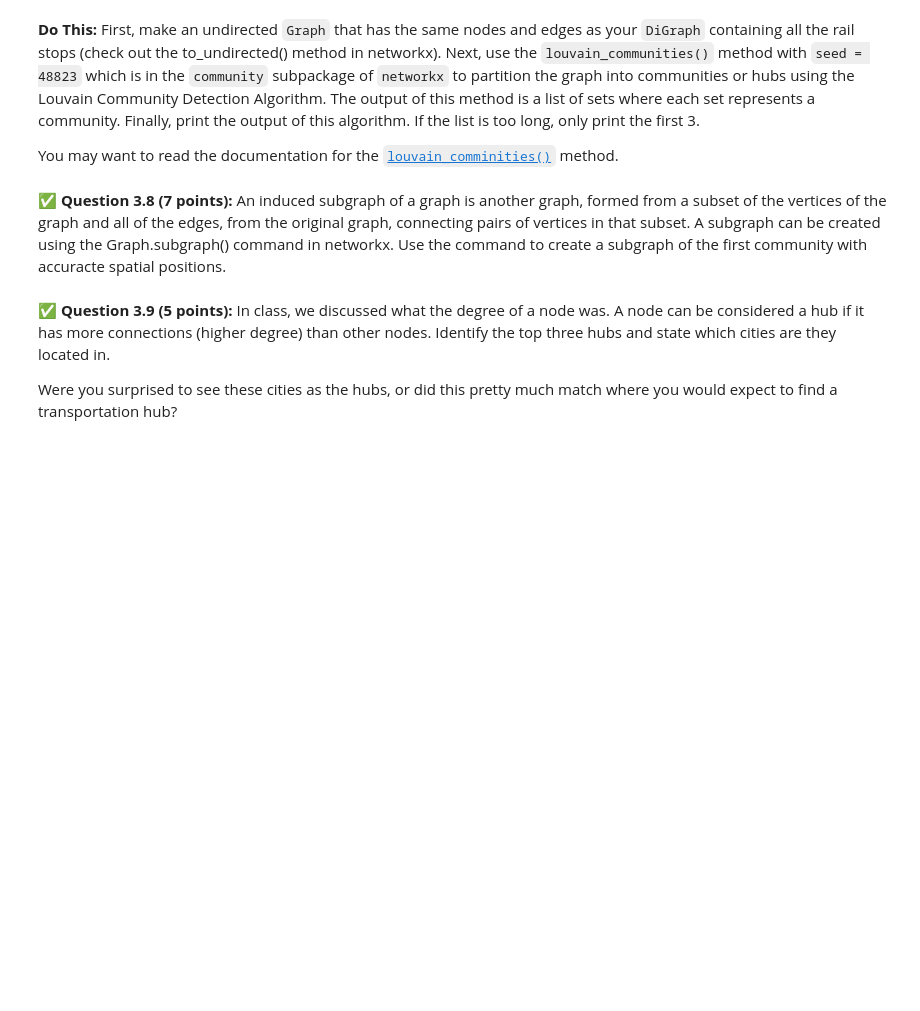
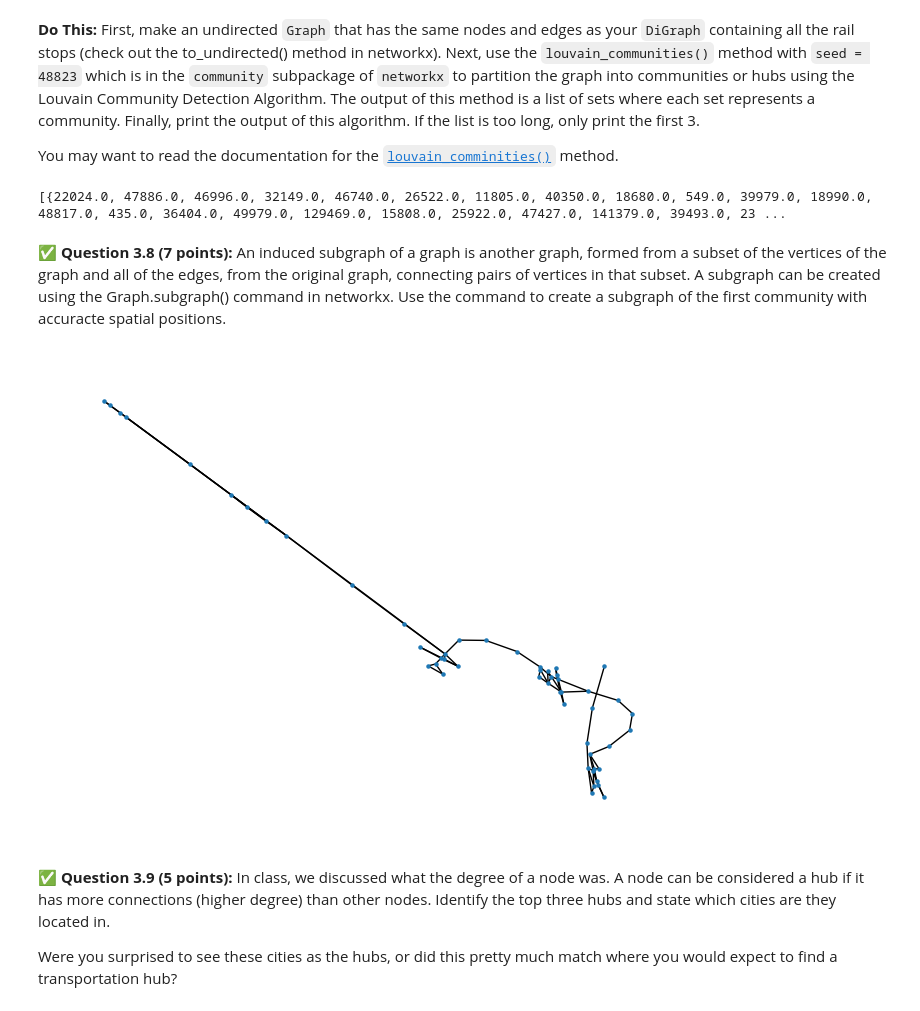
Before and after one commit to dixonde3/CMSE-202, a Jupyter notebook: hw-02/HW-02_ABMandGraphTheory-STUDENT.ipynb, the cells around one changed output. Cells and saved outputs as stored; diff of their text form; code cells hidden in the pictures; blank space fills up the shorter version.

```diff
--- a/hw-02/HW-02_ABMandGraphTheory-STUDENT.ipynb
+++ b/hw-02/HW-02_ABMandGraphTheory-STUDENT.ipynb
@@ -610,2 +712,14 @@ You may want to read the documentation for the [`louvain_comminities()`](https:/
+# %%
+# Write your code here
+import networkx as nx
+
+undirected_graph = DG.to_undirected()
+
+
+c = nx.community.louvain_communities(undirected_graph, seed = 48823)
+
+print(c[:3])
+# %% [output]
+[{22024.0, 47886.0, 46996.0, 32149.0, 46740.0, 26522.0, 11805.0, 40350.0, 18680.0, 549.0, 39979.0, 18990.0, 48817.0, 435.0, 36404.0, 49979.0, 129469.0, 15808.0, 25922.0, 47427.0, 141379.0, 39493.0, 23 ...
 # %% [markdown]
 &#9989;  **Question 3.8 (7 points):** An induced subgraph of a graph is another graph, formed from a subset of the vertices of the graph and all of the edges, from the original graph, connecting pairs of vertices in that subset. A subgraph can be created using the Graph.subgraph() command in networkx. Use the command to create a subgraph of the first community with accuracte spatial positions.
@@ -614,3 +726,14 @@ You may want to read the documentation for the [`louvain_comminities()`](https:/
+# %%
+# Write your code here
+
+
+first_comm = list(c [0])
+
+subgraph = undirected_graph.subgraph(first_comm)
+
+nx.draw(subgraph, pos, node_size = 5)
+# %% [output]
+[figure, added]
 # %% [markdown]
 &#9989;  **Question 3.9 (5 points):** In class, we discussed what the degree of a node was. A node can be considered a hub if it has more connections (higher degree) than other nodes. Identify the top three hubs and state which cities are they located in.
 
```
Also changed, not shown: parts of 26 cells of this notebook, 2 other files.
